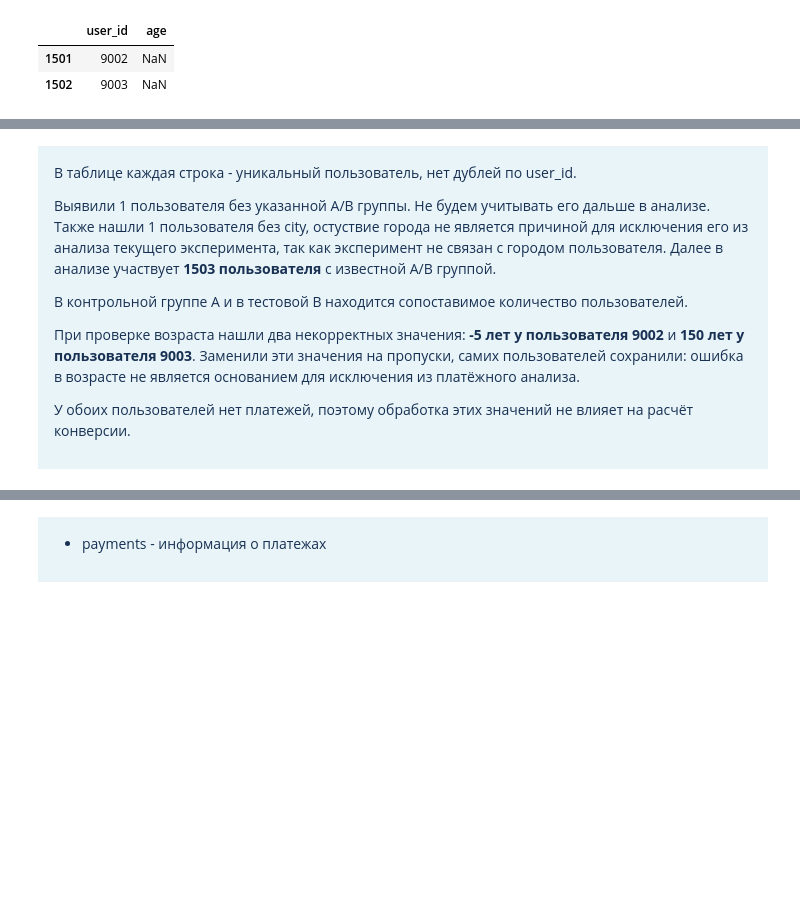
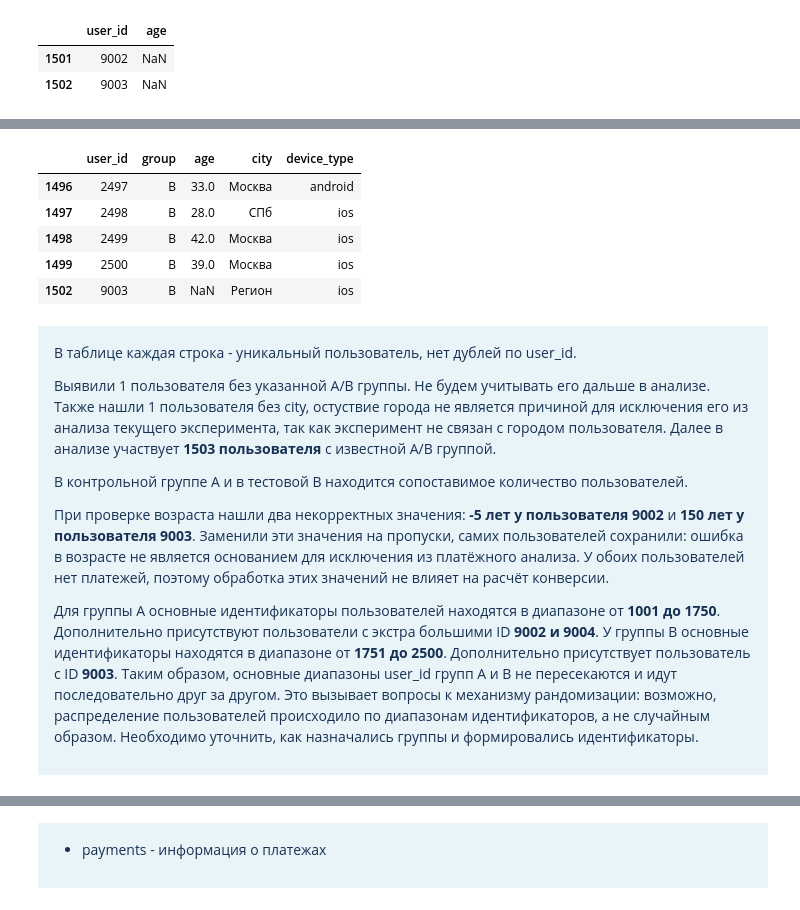
Before and after one commit to nvknkhv/t_test, a Jupyter notebook: ab_new_form_payments.ipynb, the cells around one changed output, grey strips where cells are left out. Saved outputs shown, nothing was run; the diff lists cells and outputs as text; code cells hidden in the pictures; blank space fills up the shorter version.

```diff
--- a/task.ipynb
+++ b/ab_new_form_payments.ipynb
@@ -120,8 +148,22 @@ users.loc[invalid_age, ['user_id', 'age']]
+# %%
+users[users['group'] == 'B'] \
+    .sort_values('user_id') \
+    .tail(5)
+
+# группа А: диапазон id 1001 - 1750 + 2 выброса
+# группа B: 1751 - 2500 + 1 выброс
+# %% [output]
+|  | user_id | group | age | city | device_type |
+| 1496 | 2497 | B | 33.0 | Москва | android |
+| 1497 | 2498 | B | 28.0 | СПб | ios |
+| 1498 | 2499 | B | 42.0 | Москва | ios |
+| 1499 | 2500 | B | 39.0 | Москва | ios |
+| 1502 | 9003 | B | NaN | Регион | ios |
 # %% [markdown]
 <div style="background-color: #e8f4f8; color: #183153; padding: 16px;">
     <p style="font-size: 14px;">В таблице каждая строка - уникальный пользователь, нет дублей по user_id.</p>
      <p style="font-size: 14px;">Выявили 1 пользователя без указанной A/B группы. Не будем учитывать его дальше в анализе. Также нашли 1 пользователя без city, остуствие города не является причиной для исключения его из анализа текущего эксперимента, так как эксперимент не связан с городом пользователя. Далее в анализе участвует <b>1503 пользователя </b> с известной A/B  группой.</p>
     <p style="font-size: 14px;">В контрольной группе A и в тестовой B находится сопоставимое количество пользователей.</p>
-    <p style="font-size: 14px;">При проверке возраста нашли два некорректных значения: <b>-5 лет у пользователя 9002</b> и <b>150 лет у пользователя 9003</b>. Заменили эти значения на пропуски, самих пользователей сохранили: ошибка в возрасте не является основанием для исключения из платёжного анализа.</p>
-    <p style="font-size: 14px;">У обоих пользователей нет платежей, поэтому обработка этих значений не влияет на расчёт конверсии.</p>
+    <p style="font-size: 14px;">При проверке возраста нашли два некорректных значения: <b>-5 лет у пользователя 9002</b> и <b>150 лет у пользователя 9003</b>. Заменили эти значения на пропуски, самих пользователей сохранили: ошибка в возрасте не является основанием для исключения из платёжного анализа. У обоих пользователей нет платежей, поэтому обработка этих значений не влияет на расчёт конверсии.</p>
+    <p style="font-size: 14px;"> Для группы A основные идентификаторы пользователей находятся в диапазоне от <b>1001 до 1750</b>. Дополнительно присутствуют пользователи с экстра большими ID <b>9002 и 9004</b>. У группы B основные идентификаторы находятся в диапазоне от <b>1751 до 2500</b>. Дополнительно присутствует пользователь с ID <b>9003</b>. Таким образом, основные диапазоны user_id групп A и B не пересекаются и идут последовательно друг за другом. Это вызывает вопросы к механизму рандомизации: возможно, распределение пользователей происходило по диапазонам идентификаторов, а не случайным образом. Необходимо уточнить, как назначались группы и формировались идентификаторы.
 </div>
```
Also changed, not shown: parts of 9 cells of this notebook, 1 other file.
